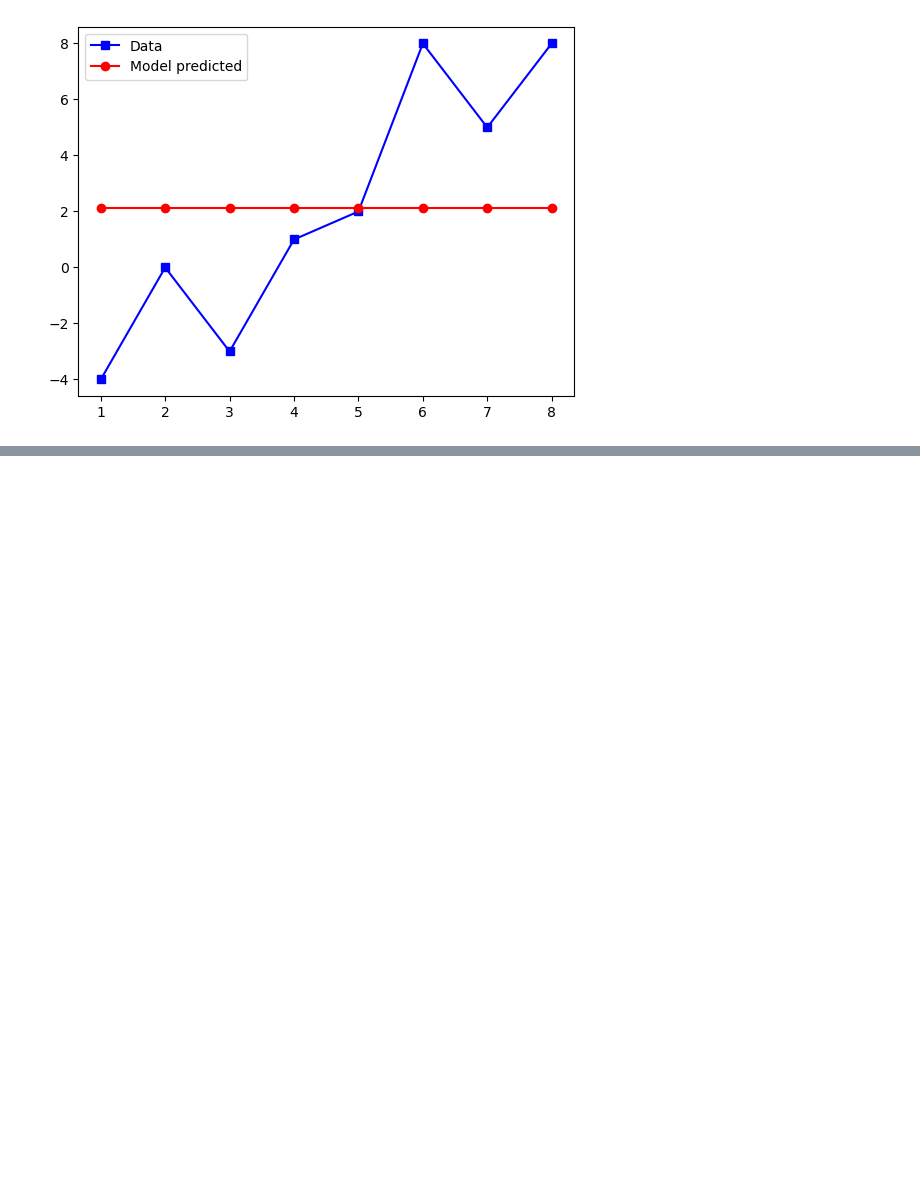
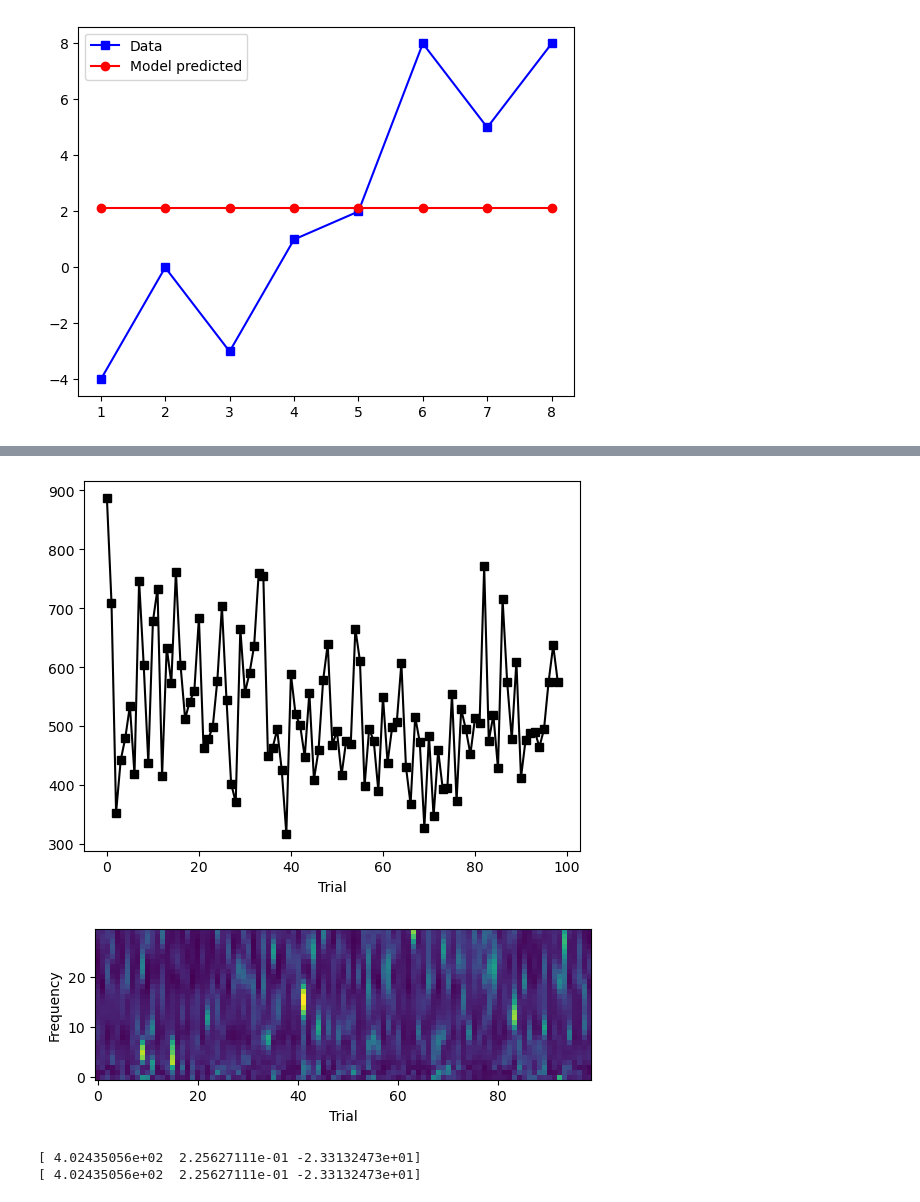
Before and after one commit to decemberkms/linear_algebra, a Jupyter notebook: least_square_modeling07.ipynb, the cells around one changed output, grey strips where cells are left out. Cells and saved outputs as stored; diff of their text form; code cells hidden in the pictures; blank space fills up the shorter version.

```diff
--- a/least_square_modeling07.ipynb
+++ b/least_square_modeling07.ipynb
@@ -180,0 +179,36 @@ plt.show()
+# %%
+data = sio.loadmat("EEG_RT_data.mat")
+rts = data["rts"]
+rts = rts[0]
+EEGdata = data["EEGdata"]
+frex = data["frex"]
+frex = frex[0]
+
+nTrials = len(rts)
+nFrex = len(frex)
+
+plt.plot(rts, "ks-")
+plt.xlabel("Trial")
+plt.show()
+
+plt.imshow(EEGdata, origin = "lower")
+plt.xlabel("Trial"), plt.ylabel("Frequency")
+plt.show()
+# %% [output]
+[figure, added]
+[figure, added]
+# %%
+# create and fit the model for one frequency
+
+X = np.concatenate( [np.ones([nTrials-1,1]),                   # intercept
+                     np.reshape(rts[0:-1],(nTrials-1,1)),      # RTs
+                     np.reshape(EEGdata[10,:-1],(nTrials-1,1)) # brain
+                    ],axis=1)
+
+b1 = np.linalg.solve(X.T@X,X.T@rts[1:])
+b2 = np.linalg.lstsq(X,rts[1:],rcond=None)[0]
+print(b1)
+print(b2)
+# %% [output]
+[ 4.02435056e+02  2.25627111e-01 -2.33132473e+01]
+[ 4.02435056e+02  2.25627111e-01 -2.33132473e+01]
```
Also changed, not shown: parts of 8 cells of this notebook, 3 other files.
